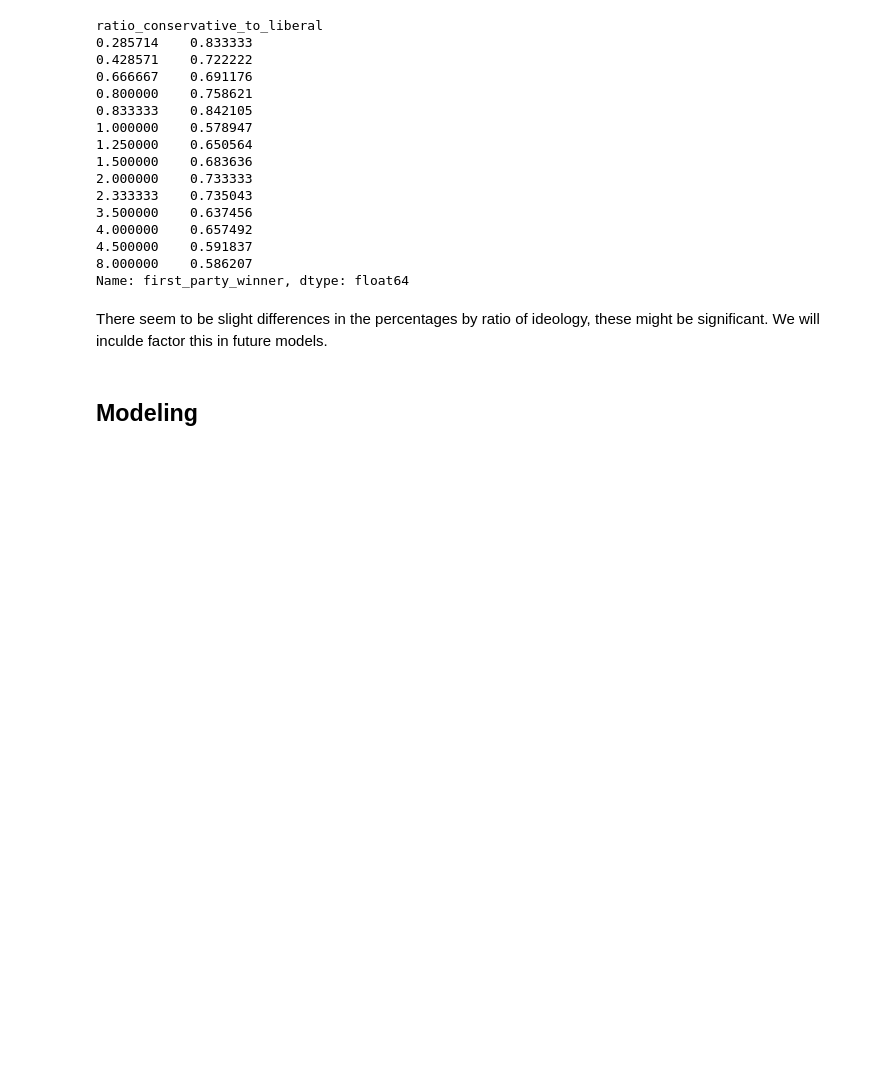
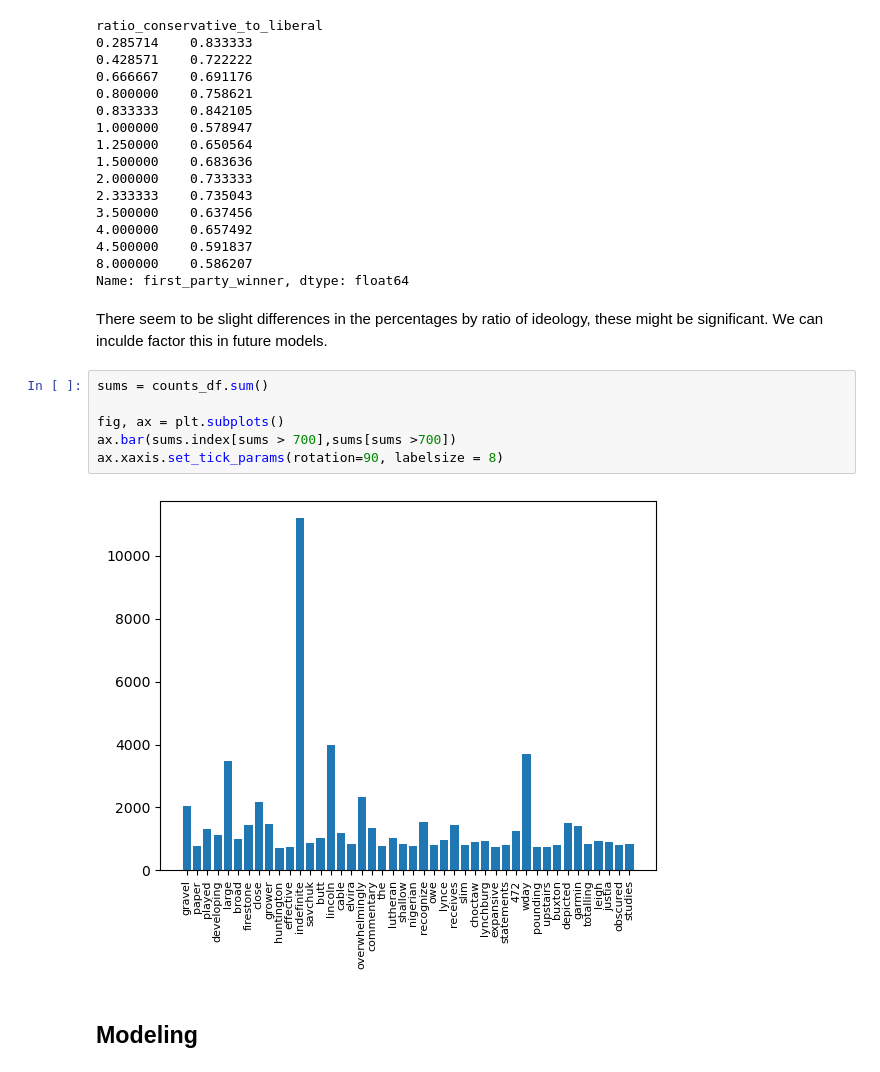
Before and after one commit to brandonowens24/Supreme_Court_Decisions, a Jupyter notebook: Notebook.ipynb, the cells around one changed output. Cells and saved outputs as stored; diff of their text form; blank space fills up the shorter version.

```diff
--- a/Notebook.ipynb
+++ b/Notebook.ipynb
@@ -419,7 +425,15 @@ ratio_conservative_to_liberal
 8.000000    0.586207
 Name: first_party_winner, dtype: float64
 # %% [markdown]
-There seem to be slight differences in the percentages by ratio of ideology, these might be significant. We will inculde factor this in future models.
+There seem to be slight differences in the percentages by ratio of ideology, these might be significant. We can inculde factor this in future models.
+# %%
+sums = counts_df.sum()
+
+fig, ax = plt.subplots()
+ax.bar(sums.index[sums > 700],sums[sums >700])
+ax.xaxis.set_tick_params(rotation=90, labelsize = 8)
+# %% [output]
+[figure, added]
 # %% [markdown]
 ## Modeling
 # %% [markdown]
```
Also changed, not shown: parts of 18 cells of this notebook.
